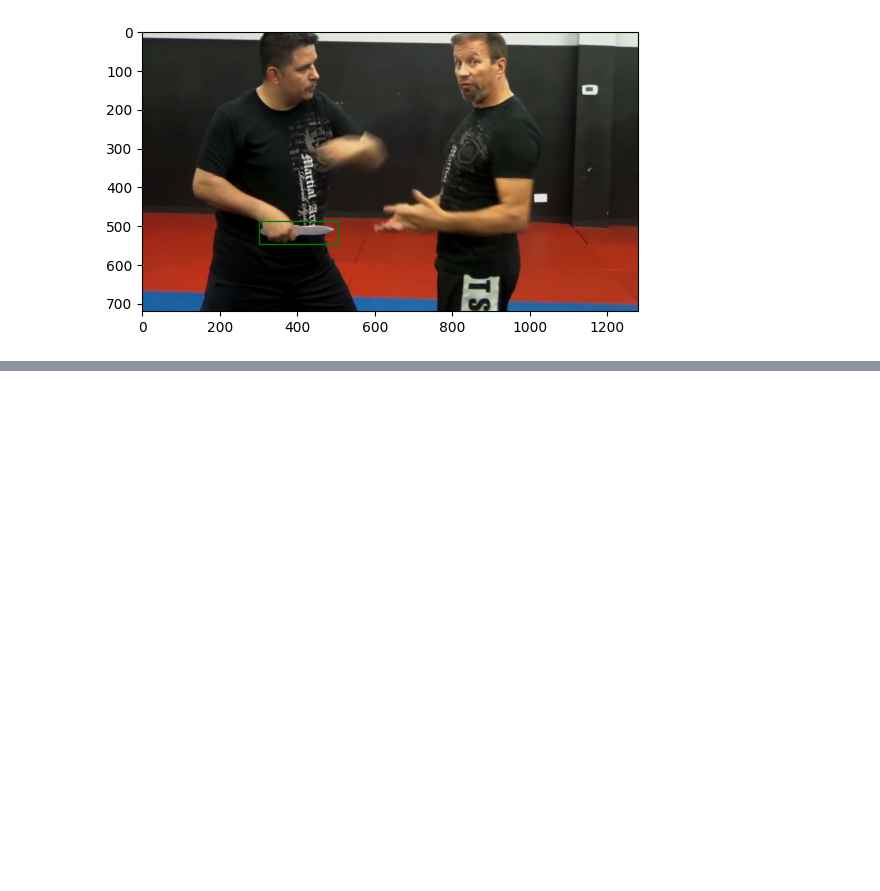
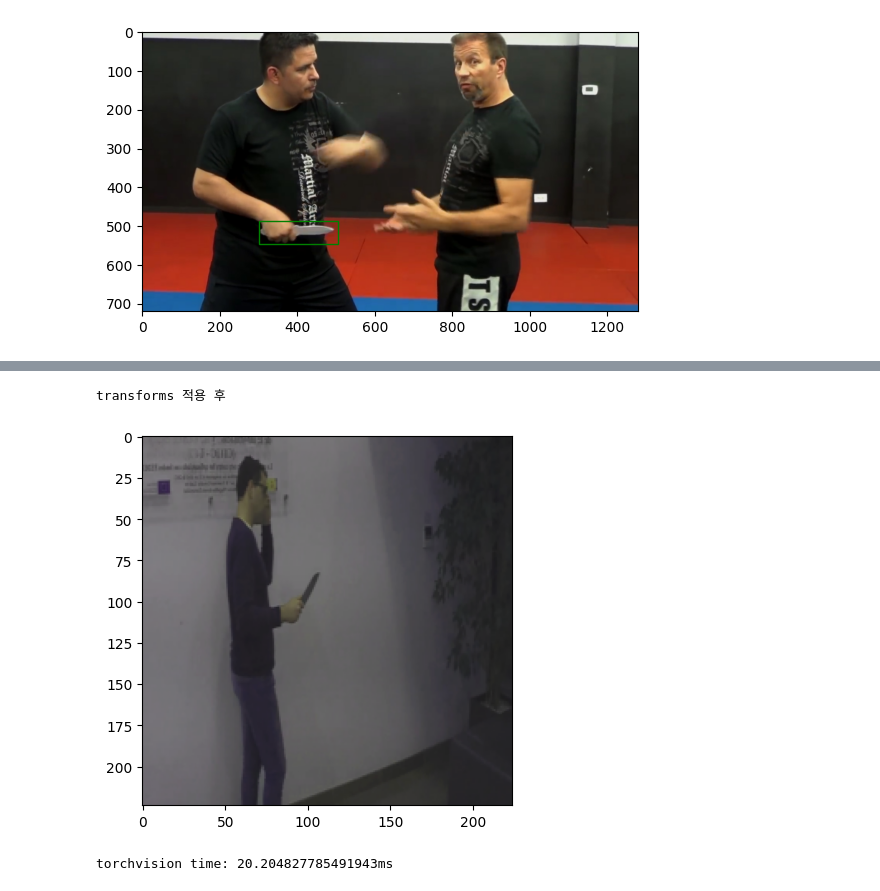
Before and after one commit to cody628/git_test11, a Jupyter notebook: AI_crime_prevention.ipynb, the cells around one changed output, grey strips where cells are left out. Cells and saved outputs as stored; diff of their text form; code cells hidden in the pictures; blank space fills up the shorter version.

```diff
--- a/AI_crime_prevention.ipynb
+++ b/AI_crime_prevention.ipynb
@@ -163,0 +304,23 @@ plot_image(img_list[114], bbox)
+# %%
+# torchvision에서 제공하는 함수를 활용해 이미지 augmentation을 진행
+torchvision_transform = transforms.Compose([
+    # 이미지를 (300, 300) 크기로 만듬
+    transforms.Resize((300, 300)),
+
+    # 224 크기로 자름
+    transforms.RandomCrop(224),
+
+    # 이미지의 밝기, 대비, 채도, 색조를 바꿔줌
+    transforms.ColorJitter(brightness = 0.2, contrast = 0.2, saturation = 0.2, hue = 0.2),
+
+    # 이미지 좌우 반전 적용
+    transforms.RandomHorizontalFlip(p = 1),
+
+    # tensor로 변환
+    transforms.ToTensor()
+])
+
+torchvision_dataset = TorchvisionKnifeDataset(
+    path = '/content/Sohas_weapon-Detection/images/',
+    transform = torchvision_transform
+)
@@ -163,0 +343,21 @@ plot_image(img_list[114], bbox)
+# %%
+# 변경 후 이미지 확인
+img, annot, transform_time = torchvision_dataset[0]
+
+print('transforms 적용 후')
+plot_image_from_output(img, annot)
+# %% [output]
+transforms 적용 후
+[figure, added]
+# %%
+### torchvision과 albumentation 모듈 비교를 위해 우선 torchvision 이미지 변환에 소요되는 시간 계산
+total_time = 0
+
+# 100장 변환을 하면서 처리 속도 계산
+for i in range(100):
+  smaple, _, transform_time = torchvision_dataset[0]
+  total_time += transform_time
+
+print("torchvision time: {}ms".format(total_time * 10))
+# %% [output]
+torchvision time: 20.204827785491943ms
```
Also changed, not shown: parts of 19 cells of this notebook.
